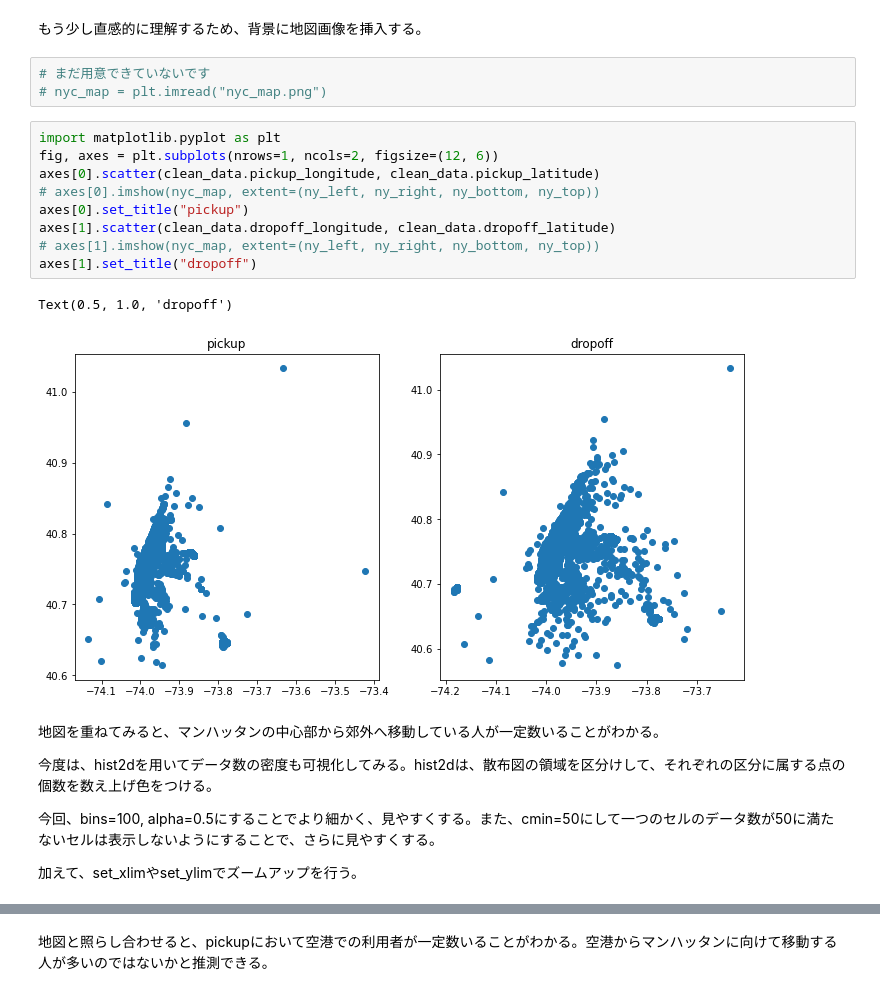
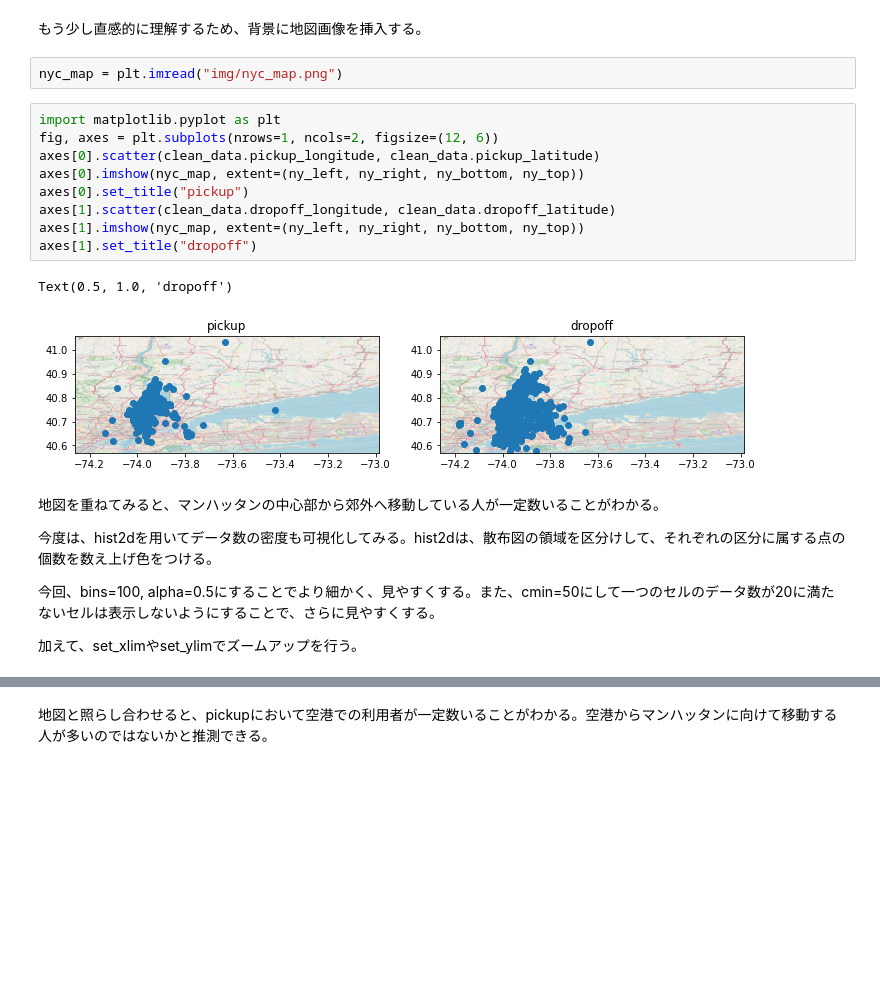
Before and after one commit to Masuo-4/MachineLearning, a Jupyter notebook: タクシー運賃予測を通して学ぶデータ分析.ipynb, the cells around one changed output, grey strips where cells are left out. Drawn from its saved outputs; the diff is of its cells as text; blank space fills up the shorter version.

```diff
--- a/タクシー運賃予測を通して学ぶデータ分析.ipynb
+++ b/タクシー運賃予測を通して学ぶデータ分析.ipynb
@@ -90,26 +90,25 @@ Text(0.5, 1.0, 'dropoff')
 # %% [markdown]
 もう少し直感的に理解するため、背景に地図画像を挿入する。
 # %%
-# まだ用意できていないです
-# nyc_map = plt.imread("nyc_map.png")
+nyc_map = plt.imread("img/nyc_map.png")
 # %%
 import matplotlib.pyplot as plt
 fig, axes = plt.subplots(nrows=1, ncols=2, figsize=(12, 6))
 axes[0].scatter(clean_data.pickup_longitude, clean_data.pickup_latitude)
-# axes[0].imshow(nyc_map, extent=(ny_left, ny_right, ny_bottom, ny_top))
+axes[0].imshow(nyc_map, extent=(ny_left, ny_right, ny_bottom, ny_top))
 axes[0].set_title("pickup")
 axes[1].scatter(clean_data.dropoff_longitude, clean_data.dropoff_latitude)
-# axes[1].imshow(nyc_map, extent=(ny_left, ny_right, ny_bottom, ny_top))
+axes[1].imshow(nyc_map, extent=(ny_left, ny_right, ny_bottom, ny_top))
 axes[1].set_title("dropoff")
 # %% [output]
 Text(0.5, 1.0, 'dropoff')
-[figure, old version]
+[figure, new version]
 # %% [markdown]
 地図を重ねてみると、マンハッタンの中心部から郊外へ移動している人が一定数いることがわかる。
 
 今度は、hist2dを用いてデータ数の密度も可視化してみる。hist2dは、散布図の領域を区分けして、それぞれの区分に属する点の個数を数え上げ色をつける。
 
-今回、bins=100, alpha=0.5にすることでより細かく、見やすくする。また、cmin=50にして一つのセルのデータ数が50に満たないセルは表示しないようにすることで、さらに見やすくする。
+今回、bins=100, alpha=0.5にすることでより細かく、見やすくする。また、cmin=50にして一つのセルのデータ数が20に満たないセルは表示しないようにすることで、さらに見やすくする。
 
 加えて、set_xlimやset_ylimでズームアップを行う。
 # %%
```
Also changed, not shown: parts of 2 cells of this notebook, 1 other file.
